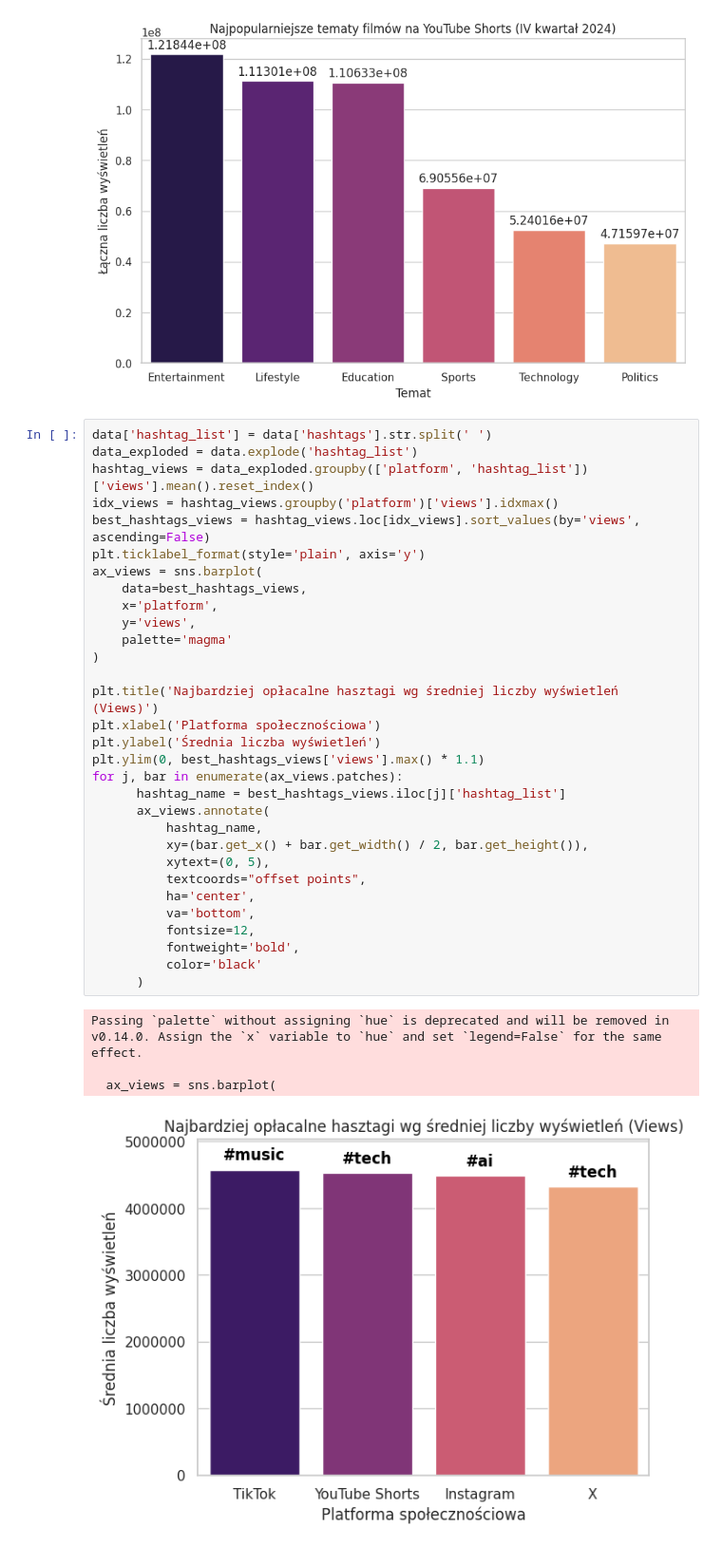
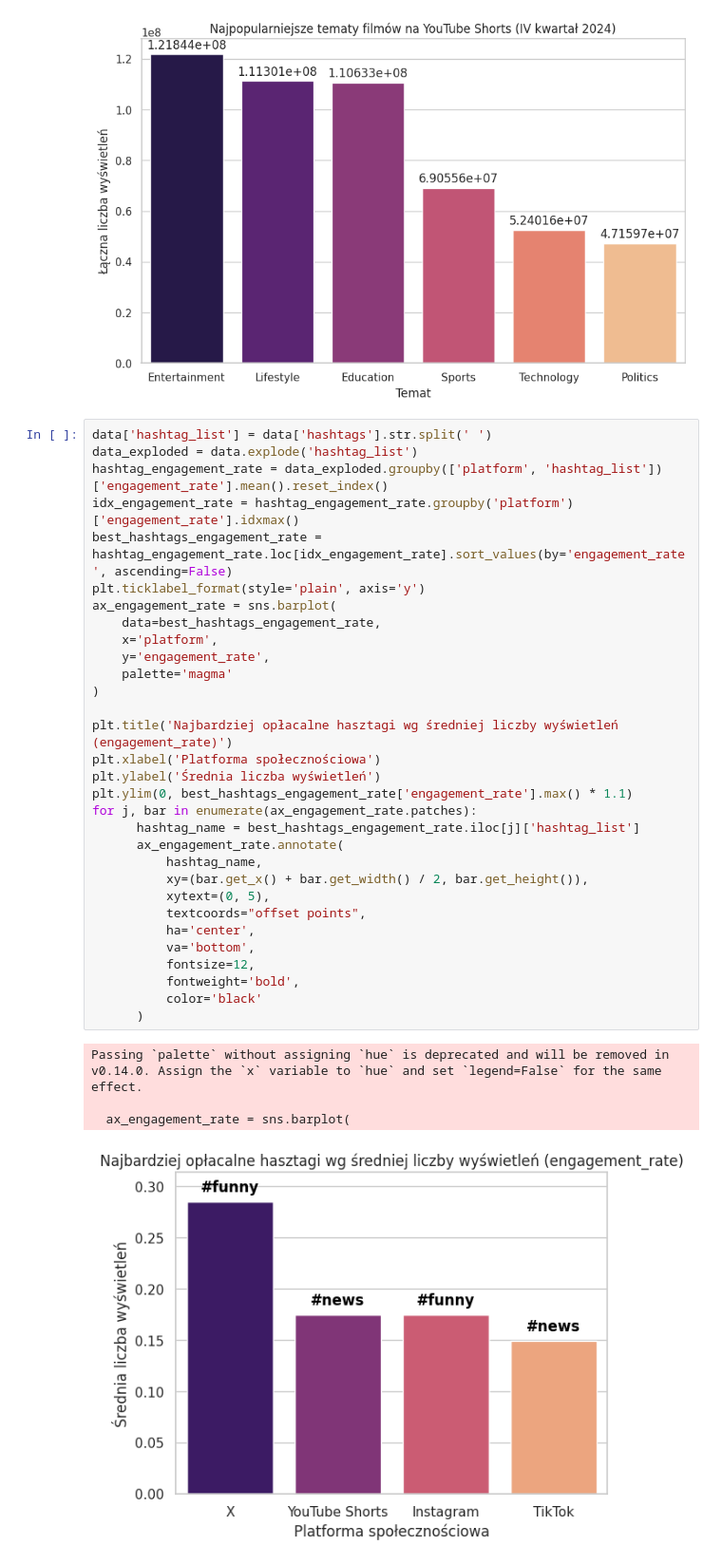
Before and after one commit to Zajecia-na-PWr-LR/lista-1-PJ0506, a Jupyter notebook: UczenieMaszynowe_25_26_Lista1.ipynb, the cells around one changed output. Shown at 95% size. Cells and saved outputs as stored; diff of their text form.

```diff
--- a/UczenieMaszynowe_25_26_Lista1.ipynb
+++ b/UczenieMaszynowe_25_26_Lista1.ipynb
@@ -232,36 +232,36 @@ Passing `palette` without assigning `hue` is deprecated and will be removed in v
 # %%
 data['hashtag_list'] = data['hashtags'].str.split(' ')
 data_exploded = data.explode('hashtag_list')
-hashtag_views = data_exploded.groupby(['platform', 'hashtag_list'])['views'].mean().reset_index()
-idx_views = hashtag_views.groupby('platform')['views'].idxmax()
-best_hashtags_views = hashtag_views.loc[idx_views].sort_values(by='views', ascending=False)
+hashtag_engagement_rate = data_exploded.groupby(['platform', 'hashtag_list'])['engagement_rate'].mean().reset_index()
+idx_engagement_rate = hashtag_engagement_rate.groupby('platform')['engagement_rate'].idxmax()
+best_hashtags_engagement_rate = hashtag_engagement_rate.loc[idx_engagement_rate].sort_values(by='engagement_rate', ascending=False)
 plt.ticklabel_format(style='plain', axis='y')
-ax_views = sns.barplot(
-    data=best_hashtags_views,
+ax_engagement_rate = sns.barplot(
+    data=best_hashtags_engagement_rate,
     x='platform',
-    y='views',
+    y='engagement_rate',
     palette='magma'
 )
 
-plt.title('Najbardziej opłacalne hasztagi wg średniej liczby wyświetleń (Views)')
+plt.title('Najbardziej opłacalne hasztagi wg średniej liczby wyświetleń (engagement_rate)')
 plt.xlabel('Platforma społecznościowa')
 plt.ylabel('Średnia liczba wyświetleń')
-plt.ylim(0, best_hashtags_views['views'].max() * 1.1)
-for j, bar in enumerate(ax_views.patches):
-      hashtag_name = best_hashtags_views.iloc[j]['hashtag_list']
-      ax_views.annotate(
+plt.ylim(0, best_hashtags_engagement_rate['engagement_rate'].max() * 1.1)
+for j, bar in enumerate(ax_engagement_rate.patches):
+      hashtag_name = best_hashtags_engagement_rate.iloc[j]['hashtag_list']
+      ax_engagement_rate.annotate(
           hashtag_name,
           xy=(bar.get_x() + bar.get_width() / 2, bar.get_height()),
           xytext=(0, 5),
           textcoords="offset points",
           ha='center',
           va='bottom',
           fontsize=12,
           fontweight='bold',
           color='black'
       )
 # %% [output]
 Passing `palette` without assigning `hue` is deprecated and will be removed in v0.14.0. Assign the `x` variable to `hue` and set `legend=False` for the same effect.
 
-  ax_views = sns.barplot(
+  ax_engagement_rate = sns.barplot(
-[figure, old version]
+[figure, new version]
```
